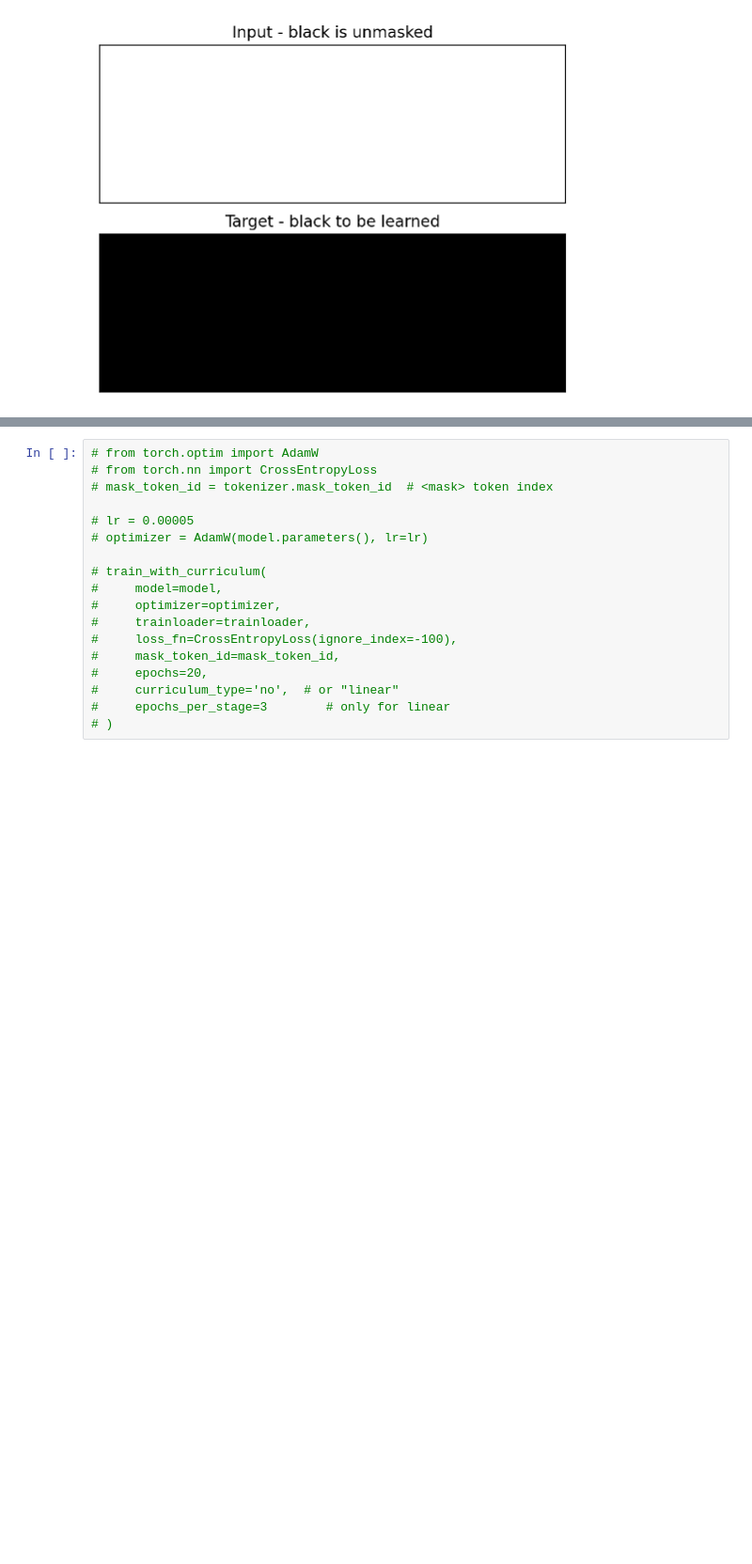
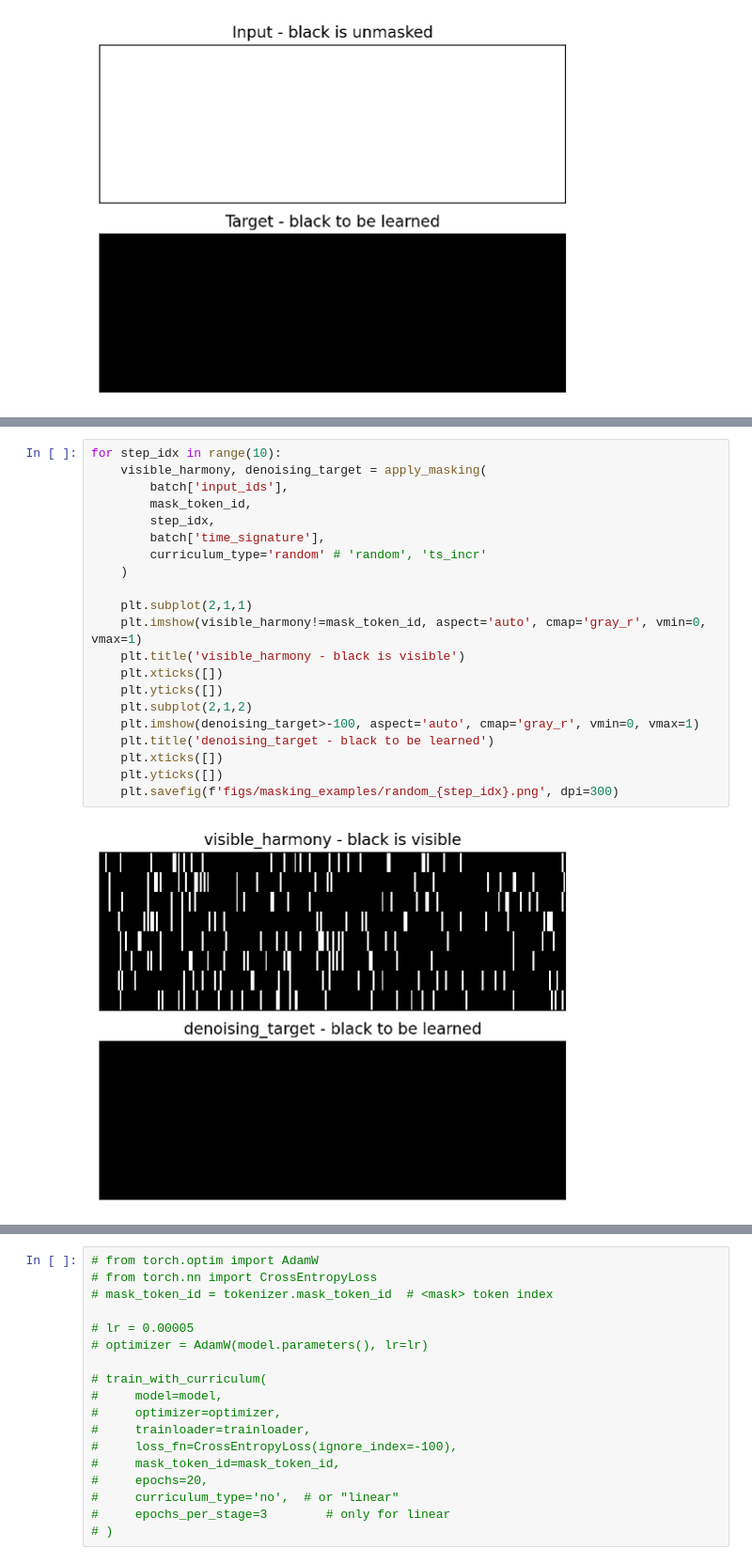
Before and after one commit to maximoskp/MaskedMelHarm, a Jupyter notebook: test_data.ipynb, the cells around one changed output, grey strips where cells are left out. Shown: that part at 94% size. Saved outputs shown, nothing was run; the diff lists cells and outputs as text; blank space fills up the shorter version.

```diff
--- a/test_data.ipynb
+++ b/test_data.ipynb
@@ -183,0 +183,23 @@ plt.yticks([])
+# %%
+for step_idx in range(10):
+    visible_harmony, denoising_target = apply_masking(
+        batch['input_ids'],
+        mask_token_id,
+        step_idx,
+        batch['time_signature'],
+        curriculum_type='random' # 'random', 'ts_incr'
+    )
+
+    plt.subplot(2,1,1)
+    plt.imshow(visible_harmony!=mask_token_id, aspect='auto', cmap='gray_r', vmin=0, vmax=1)
+    plt.title('visible_harmony - black is visible')
+    plt.xticks([])
+    plt.yticks([])
+    plt.subplot(2,1,2)
+    plt.imshow(denoising_target>-100, aspect='auto', cmap='gray_r', vmin=0, vmax=1)
+    plt.title('denoising_target - black to be learned')
+    plt.xticks([])
+    plt.yticks([])
+    plt.savefig(f'figs/masking_examples/random_{step_idx}.png', dpi=300)
+# %% [output]
+[figure, added]
```
Also changed, not shown: parts of 5 cells of this notebook, 2 other files.
